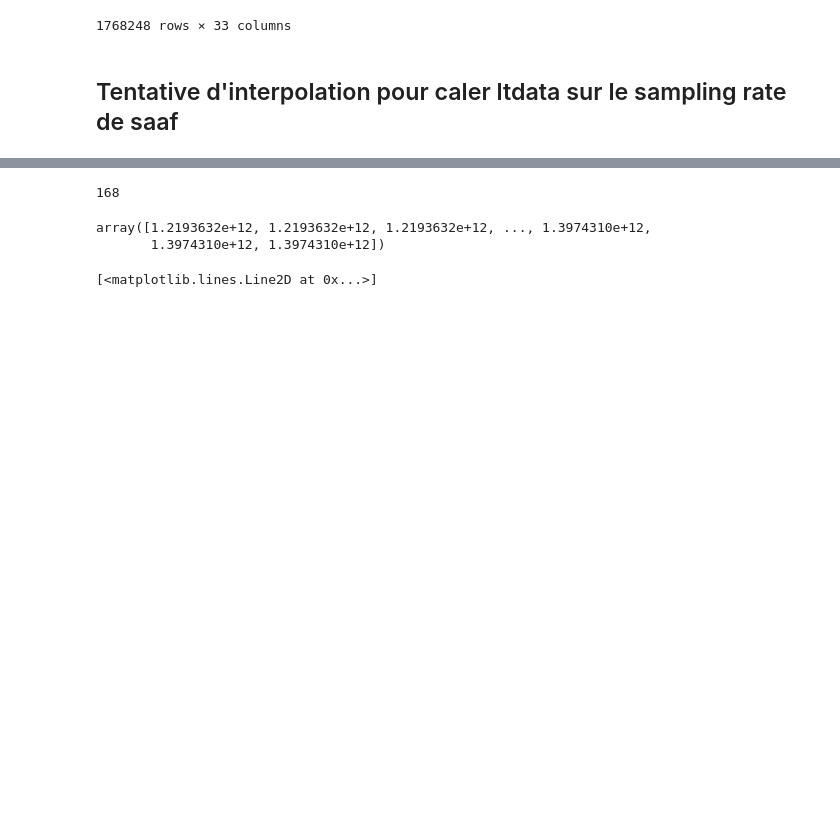
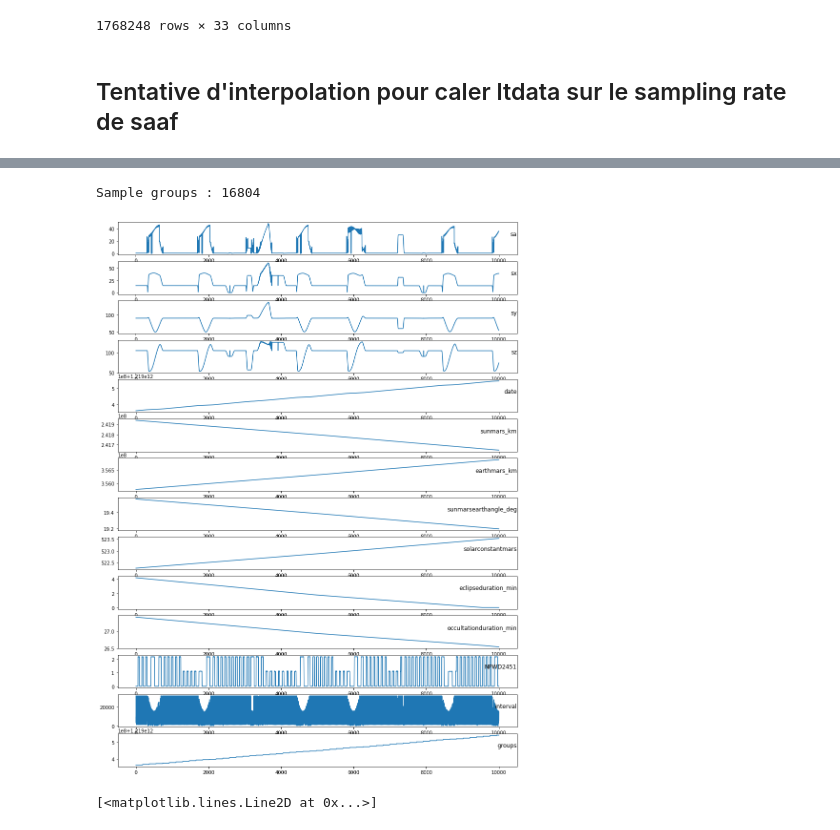
Before and after one commit to YamSok/MarsExpress, a Jupyter notebook: traitement_donnees.ipynb, the cells around one changed output, grey strips where cells are left out. Drawn from its saved outputs; the diff is of its cells as text; code cells hidden in the pictures; blank space fills up the shorter version.

```diff
--- a/traitement_donnees.ipynb
+++ b/traitement_donnees.ipynb
@@ -406,22 +275,17 @@ NameError: name 'combined' is not defined
 # %%
-sec_interval = 3600
-timestep = sec_interval * 1000
-median_interval = combined["interval"].median()
-group_size = int(timestep // median_interval)
-print(group_size)
-nb_group = int(len(combined) // group_size)
-vec = np.zeros(len(combined))
-for i in range(nb_group):
-    vec[group_size * i: group_size * (i + 1)] = [combined["date"][i * group_size]] * group_size
+def create_sampling_rate_vec(sec_interval, df):
+    """
+    Create a date (ut_ms format) vector piecewiese continuous during "sec_interval" seconds
+    """
+    timestep = sec_interval * 1000
+    median_interval = df["interval"].median()
+    nb_samples = len(df)
+    group_size = int(timestep // median_interval)
+    nb_group = int(nb_samples // group_size)
+    print(f"Sample groups : {nb_group}")
+    vec = np.zeros(nb_samples)
+    for i in range(nb_group):
+        vec[group_size * i: group_size * (i + 1)] = [df["date"][i * group_size]] * group_size
 
-vec[group_size * nb_group : ] = [combined["date"][ nb_group * group_size]] * len(vec[group_size * nb_group : ])
-vec
-# group by vec
-# merci
-
-# ajouter power
-# interpole
+    vec[group_size * nb_group : ] = [df["date"][ nb_group * group_size]] * len(vec[group_size * nb_group : ])
+    return vec
-# %% [output]
-168
-array([1.2193632e+12, 1.2193632e+12, 1.2193632e+12, ..., 1.3974310e+12,
-       1.3974310e+12, 1.3974310e+12])
@@ -433,3 +292,20 @@ combined.groupby(by="group").mean()
+# %%
+def subsample_df(df, sampling_rate_sec = 3600):
+    """
+    Subsample all columns of df with a sampling rate in seconds
+    """
+    group_vector = create_sampling_rate_vec(sampling_rate_sec, df)
+    df["groups"] = group_vector
+    df.groupby(by="groups").mean()
+    return df
+# %%
+data = subsample_df(data)
+# %% [output]
+Sample groups : 16804
+# %%
+plot_all_columns_of_df(data, 10000)
+# %% [output]
+[figure, added]
 # %%
 plt.plot(vec[5 * 78: 30*78])
 # %% [output]
```
Also changed, not shown: parts of 19 cells of this notebook.
